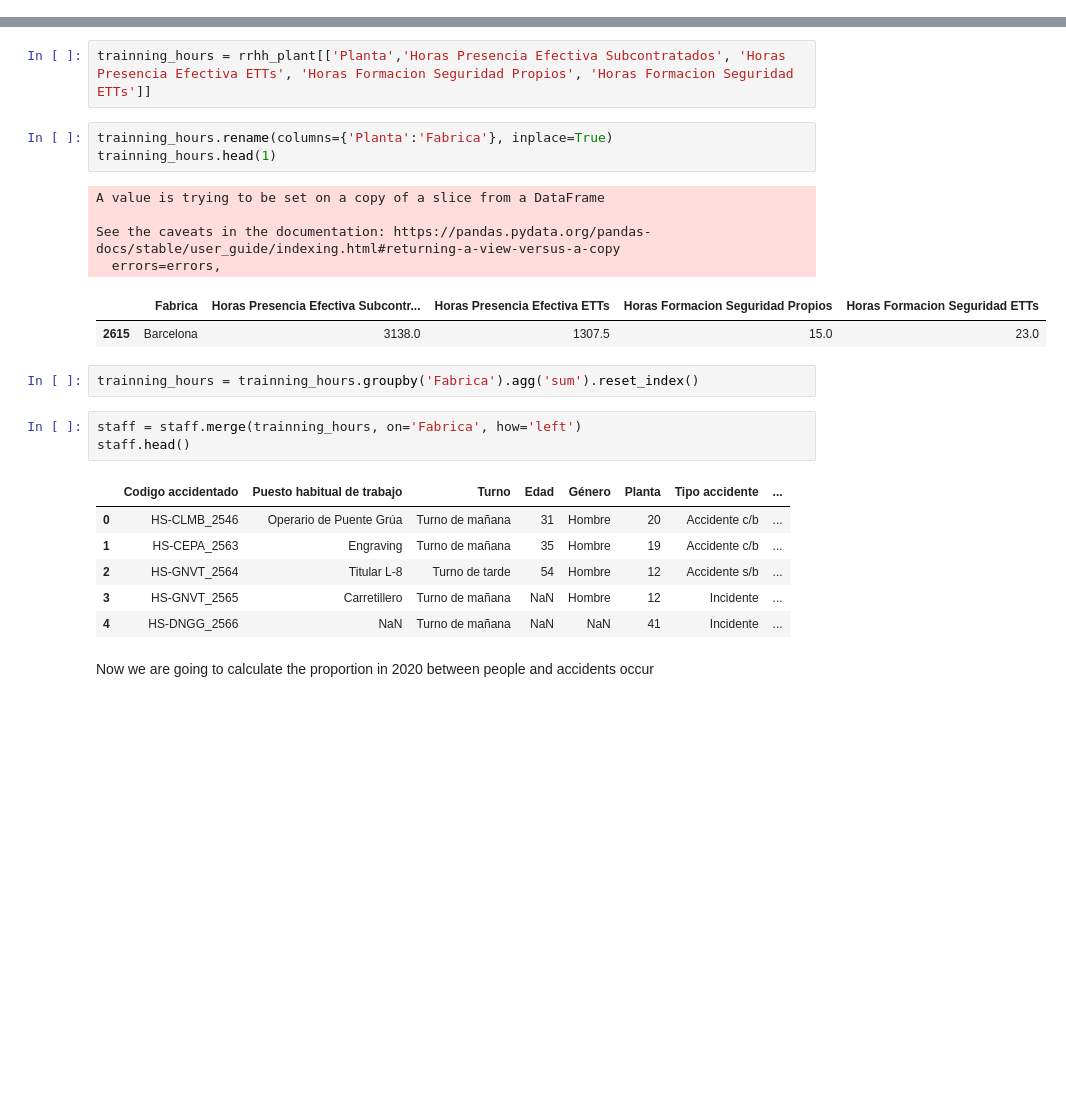
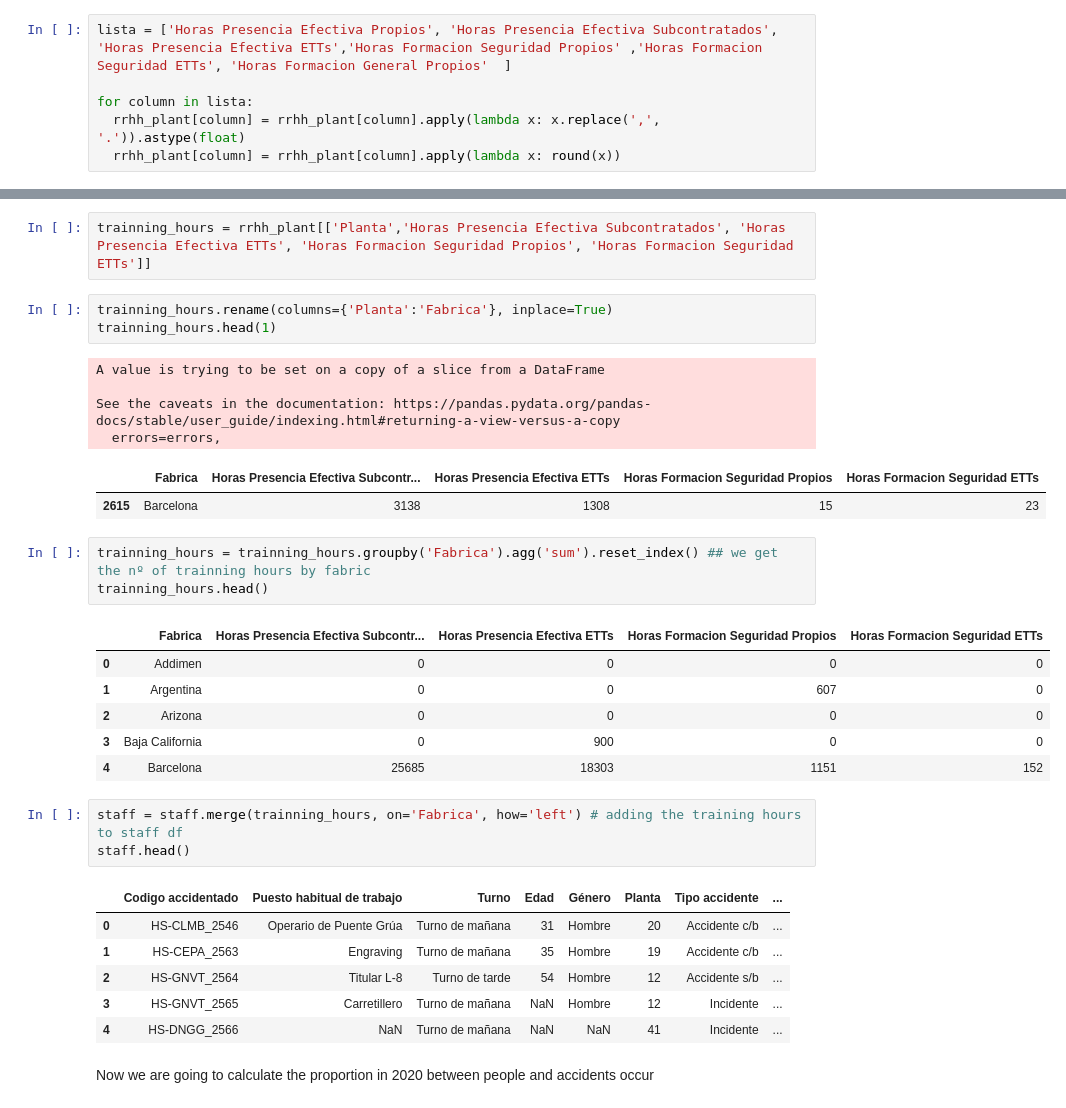
Before and after one commit to sarasabino/Accident_Rate_Project, a Jupyter notebook: Src/Notebooks/00_Data_generation.ipynb, the cells around one changed output, grey strips where cells are left out. Saved outputs shown, nothing was run; the diff lists cells and outputs as text; blank space fills up the shorter version.

```diff
--- a/Src/Notebooks/00_Data_generation.ipynb
+++ b/Src/Notebooks/00_Data_generation.ipynb
@@ -106,0 +147,6 @@ rrhh_plant.head()
+# %%
+lista = ['Horas Presencia Efectiva Propios', 'Horas Presencia Efectiva Subcontratados', 'Horas Presencia Efectiva ETTs','Horas Formacion Seguridad Propios' ,'Horas Formacion Seguridad ETTs', 'Horas Formacion General Propios'  ]
+
+for column in lista:
+  rrhh_plant[column] = rrhh_plant[column].apply(lambda x: x.replace(',', '.')).astype(float)
+  rrhh_plant[column] = rrhh_plant[column].apply(lambda x: round(x))
@@ -115,11 +181,19 @@ A value is trying to be set on a copy of a slice from a DataFrame
 See the caveats in the documentation: https://pandas.pydata.org/pandas-docs/stable/user_guide/indexing.html#returning-a-view-versus-a-copy
   errors=errors,
 |  | Fabrica | Horas Presencia Efectiva Subcontr... | Horas Presencia Efectiva ETTs | Horas Formacion Seguridad Propios | Horas Formacion Seguridad ETTs |
-| 2615 | Barcelona | 3138.0 | 1307.5 | 15.0 | 23.0 |
+| 2615 | Barcelona | 3138 | 1308 | 15 | 23 |
 # %%
-trainning_hours = trainning_hours.groupby('Fabrica').agg('sum').reset_index()
+trainning_hours = trainning_hours.groupby('Fabrica').agg('sum').reset_index() ## we get the nº of trainning hours by fabric
+trainning_hours.head()
+# %% [output]
+|  | Fabrica | Horas Presencia Efectiva Subcontr... | Horas Presencia Efectiva ETTs | Horas Formacion Seguridad Propios | Horas Formacion Seguridad ETTs |
+| 0 | Addimen | 0 | 0 | 0 | 0 |
+| 1 | Argentina | 0 | 0 | 607 | 0 |
+| 2 | Arizona | 0 | 0 | 0 | 0 |
+| 3 | Baja California | 0 | 900 | 0 | 0 |
+| 4 | Barcelona | 25685 | 18303 | 1151 | 152 |
 # %%
-staff = staff.merge(trainning_hours, on='Fabrica', how='left')
+staff = staff.merge(trainning_hours, on='Fabrica', how='left') # adding the training hours to staff df
 staff.head()
 # %% [output]
 |  | Codigo accidentado | Puesto habitual de trabajo | Turno | Edad | Género | Planta | Tipo accidente | ... |
```
Also changed, not shown: parts of 31 cells of this notebook.
